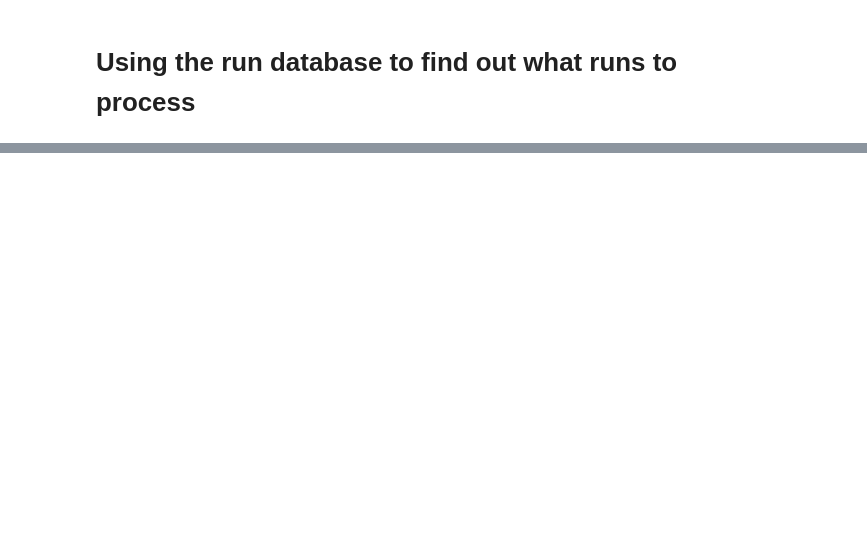
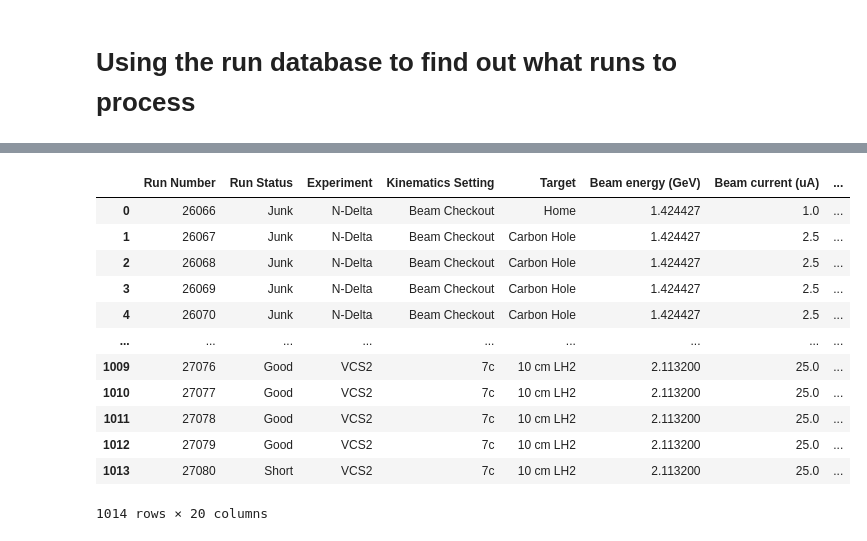
Before and after one commit to Sangbaek/hallc_replay_ndelta_vcs, a Jupyter notebook: process_run_list.ipynb, the cells around one changed output, grey strips where cells are left out. Cells and saved outputs as stored; diff of their text form; code cells hidden in the pictures; blank space fills up the shorter version.

```diff
--- a/process_run_list.ipynb
+++ b/process_run_list.ipynb
@@ -87,0 +90,2 @@ np.savetxt("calib_run_list.csv", all_runs, fmt="%d", delimiter=",")
+# %%
+run_db = pd.read_csv("rcdb_draft.csv")
@@ -87,0 +124,16 @@ np.savetxt("calib_run_list.csv", all_runs, fmt="%d", delimiter=",")
+# %%
+run_db
+# %% [output]
+|  | Run Number | Run Status | Experiment | Kinematics Setting | Target | Beam energy (GeV) | Beam current (uA) | ... |
+| 0 | 26066 | Junk | N-Delta | Beam Checkout | Home | 1.424427 | 1.0 | ... |
+| 1 | 26067 | Junk | N-Delta | Beam Checkout | Carbon Hole | 1.424427 | 2.5 | ... |
+| 2 | 26068 | Junk | N-Delta | Beam Checkout | Carbon Hole | 1.424427 | 2.5 | ... |
+| 3 | 26069 | Junk | N-Delta | Beam Checkout | Carbon Hole | 1.424427 | 2.5 | ... |
+| 4 | 26070 | Junk | N-Delta | Beam Checkout | Carbon Hole | 1.424427 | 2.5 | ... |
+| ... | ... | ... | ... | ... | ... | ... | ... | ... |
+| 1009 | 27076 | Good | VCS2 | 7c | 10 cm LH2 | 2.113200 | 25.0 | ... |
+| 1010 | 27077 | Good | VCS2 | 7c | 10 cm LH2 | 2.113200 | 25.0 | ... |
+| 1011 | 27078 | Good | VCS2 | 7c | 10 cm LH2 | 2.113200 | 25.0 | ... |
+| 1012 | 27079 | Good | VCS2 | 7c | 10 cm LH2 | 2.113200 | 25.0 | ... |
+| 1013 | 27080 | Short | VCS2 | 7c | 10 cm LH2 | 2.113200 | 25.0 | ... |
+1014 rows × 20 columns
```
Also changed, not shown: parts of 9 cells of this notebook.
